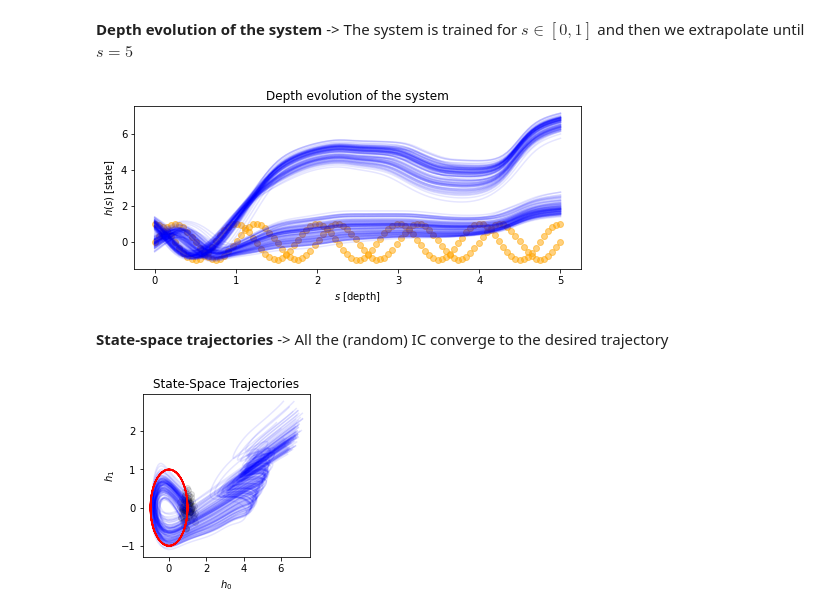
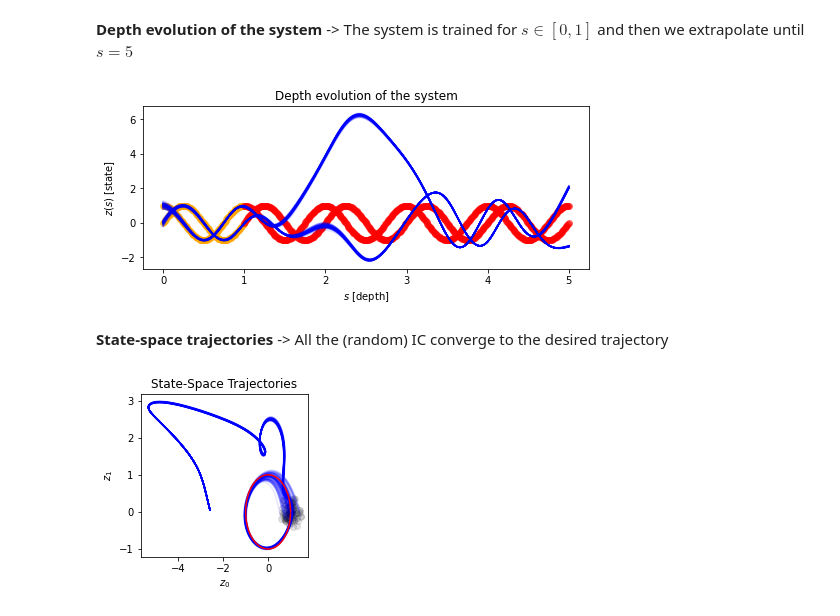
Before and after one commit to DiffEqML/torchdyn, a Jupyter notebook: tutorials/05_generalized_adjoint.ipynb, the cells around one changed output. Saved outputs shown, nothing was run; the diff lists cells and outputs as text; code cells hidden in the pictures.

```diff
--- a/tutorials/05_generalized_adjoint.ipynb
+++ b/tutorials/05_generalized_adjoint.ipynb
@@ -56,7 +56,7 @@ $$
     \ell_\theta := \int_0^1 ||h(\tau)-\gamma(\tau)||_2^2 d\tau
 $$
 # %%
-class intloss(nn.Module):
+class IntegralLoss(nn.Module):
     def __init__(self):
         super().__init__()
 
@@ -64,7 +64,9 @@ class intloss(nn.Module):
         return torch.tensor([torch.cos(2*np.pi*s), torch.sin(2*np.pi*s)]).to(device)
 
     def forward(self, s, x):
-        return (torch.norm(self.y(s)-x, p=2, dim=1)**2)
+        int_loss = (torch.norm(self.y(s)-x, p=2, dim=1)**2).mean()
+        print(f'\rIntegral loss: {int_loss}', end='')
+        return int_loss
 # %% [markdown]
 **Note:** In this case we do not define any dataset of initial conditions and load it into the dataloader. Instead, at each step, we will sample new ICs from a normal distrubution centered in $\gamma(0) = [1,0]$
 
@@ -83,10 +85,10 @@ trainloader = torch.utils.data.DataLoader(train, batch_size=1, shuffle=False)
 import torch
 import torch.nn as nn
 import pytorch_lightning as pl
-device = torch.device("cuda:0" if torch.cuda.is_available() else "cpu")
+device = torch.device("cuda" if torch.cuda.is_available() else "cpu")
 
 class Learner(pl.LightningModule):
-    def __init__(self, model:nn.Module, settings:dict={}):
+    def __init__(self, model:nn.Module):
         super().__init__()
         self.model = model
 
@@ -96,12 +98,11 @@ class Learner(pl.LightningModule):
     def training_step(self, batch, batch_idx):
         # We sample from Normal distribution around "nominal" initial condition
         x = torch.tensor([1.,0.])
-        x = x + 0.1*torch.randn(2048,2)
+        x = x + 0.1*torch.randn(2048, 2)
         y_hat = self.model(x.to(device))
         # We need to evaluate a "dummy loss" (just the summed output of the model)
         # to construct the graph for the 'backward()' "triggering" the integral adjoint
         loss = 0.*y_hat.sum()
-        print("%s" % y_hat.mean(0))
         tensorboard_logs = {'train_loss': loss}
         # At traing we expect `loss` to be 1
         return {'loss': loss, 'log': tensorboard_logs}
@@ -141,31 +117,24 @@ class Stable(nn.Module):
 # %% [markdown]
 **Model**
 # %%
-# We use a Galerkin neural ODE with one hidden layer,
-# Fourier spectrum (period=1) and only two freq.s
-net = nn.Sequential(DepthCat(1),
+# We use a Galerkin Neural ODE with one hidden layer,
+# Fourier spectrum (period=1) and only 4 freq.s
+f = nn.Sequential(DepthCat(1),
                   GalLinear(2, 64,
                             FourierExpansion,
-                            n_harmonics=2,
+                            n_harmonics=4,
                             dilation=False,
                             shift=False),
                   nn.Tanh(),
-                  nn.Linear(64,1))
-
-# net = nn.Sequential(nn.Linear(2,64),
-#                   nn.Tanh(),
-#                   nn.Linear(64,2))
-
-f = Stable(net)
+                  nn.Linear(64, 2, bias=False))
 
 # Define the model
 model = NeuralDE(f,
-                 solver='rk4',
+                 solver='dopri5',
                  sensitivity='adjoint',
                  atol=1e-6,
-                 rtol=1e-5,
-                 s_span=torch.linspace(0,1,25),
-                 intloss=intloss()).to(device)
+                 rtol=1e-6,
+                 intloss=IntegralLoss()).to(device)
 # %%
 # Train the model
 learn = Learner(model)
@@ -200,29 +155,29 @@ tensor([ 1.3901, -0.3563], device='cuda:0', grad_fn=<MeanBackward1>)
 
 We first evaluate the model on a test set of initial conditions sampled from $\mathcal{N}(\gamma(0),\sigma\mathbb{I})$. Since we trained the neural ODE with $\sigma=0.1$, now we test it with $\sigma=0.2$.
 # %%
-s_span = torch.linspace(0, 5, 100)
+s_span = torch.linspace(0, 5, 500)
 x_test = torch.tensor([1.,0.])
-x_test = x_test + 0.2*torch.randn(100, 2)
+x_test = x_test + 0.1*torch.randn(100, 2)
 trajectory = model.trajectory(x_test.to(device), s_span).detach().cpu()
 # %% [markdown]
 **Depth evolution of the system** -> The system is trained for $s\in[0,1]$ and then we extrapolate until $s=5$
 # %%
 y1 = np.cos(2*np.pi*s_span)
 y2 = np.sin(2*np.pi*s_span)
 
 fig = plt.figure(figsize=(8,3))
 ax = fig.add_subplot(111)
 ax.scatter(s_span[:100], y1[:100], color='orange',alpha=0.5)
 ax.scatter(s_span[:100], y2[:100], color='orange',alpha=0.5)
 ax.scatter(s_span[100:], y1[100:], color='red',alpha=0.5)
 ax.scatter(s_span[100:], y2[100:], color='red',alpha=0.5)
 for i in range(len(x_test)):
     ax.plot(s_span, trajectory[:,i,:], color='blue', alpha=.1)
 ax.set_xlabel(r"$s$ [depth]")
-ax.set_ylabel(r"$h(s)$ [state]")
+ax.set_ylabel(r"$z(s)$ [state]")
 ax.set_title(r"Depth evolution of the system");
 # %% [output]
-[figure, old version]
+[figure, new version]
 # %% [markdown]
 **State-space trajectories**
 -> All the (random) IC converge to the desired trajectory
@@ -233,8 +188,8 @@ for i in range(len(x_test)):
     ax.plot(trajectory[:,i,0], trajectory[:,i,1], color='blue', alpha=.1)
     ax.scatter(trajectory[0,i,0], trajectory[0,i,1], color='black', alpha=.1)
 ax.plot(y1[:100],y2[:100], color='red')
-ax.set_xlabel(r"$h_0$")
-ax.set_ylabel(r"$h_1$")
+ax.set_xlabel(r"$z_0$")
+ax.set_ylabel(r"$z_1$")
 ax.set_title(r"State-Space Trajectories");
 # %% [output]
-[figure, old version]
+[figure, new version]
```
Also changed, not shown: parts of 4 cells of this notebook, 30 other files.
